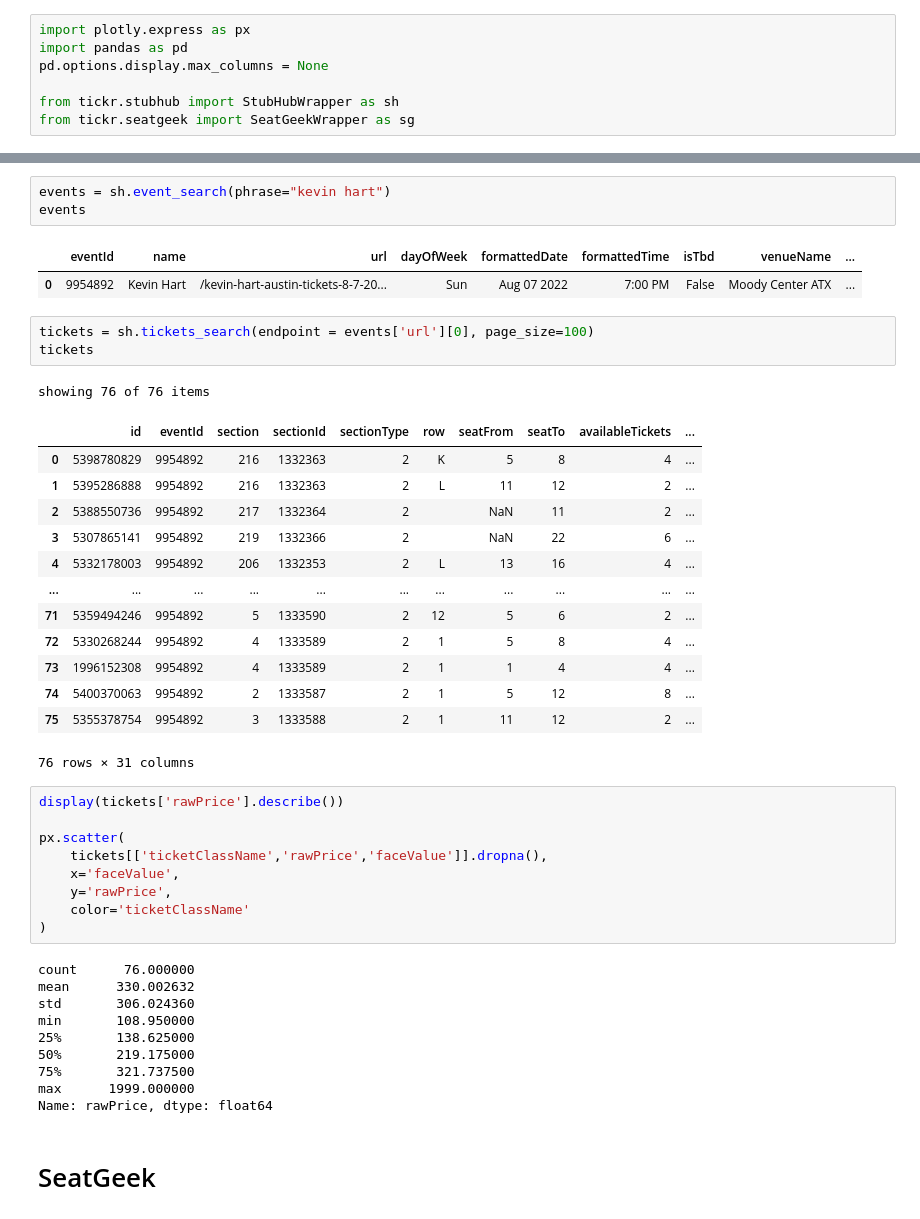
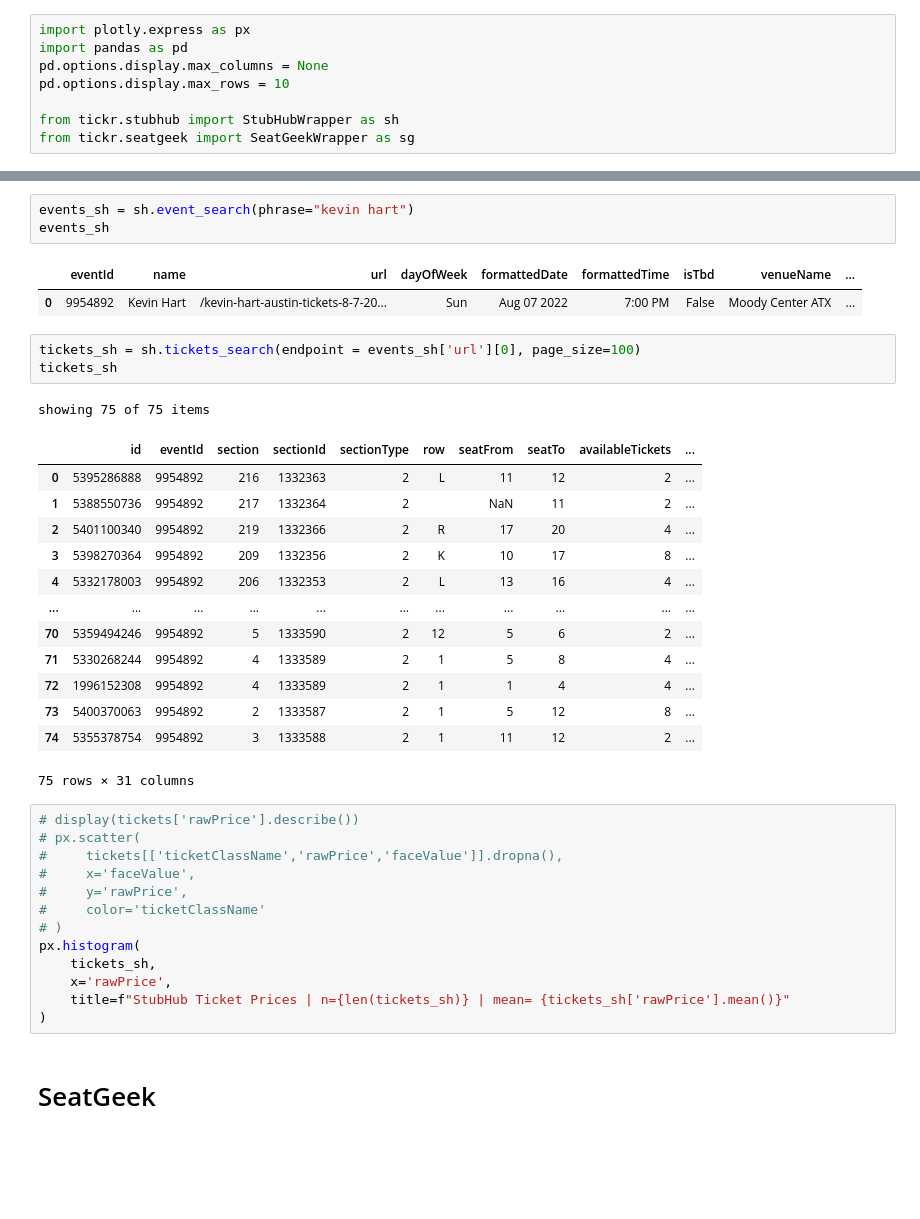
Before and after one commit to parkerholcomb/tickr-dev, a Jupyter notebook: notebooks/_workbench.ipynb, the cells around one changed output, grey strips where cells are left out. Cells and saved outputs as stored; diff of their text form; blank space fills up the shorter version.

```diff
--- a/notebooks/_workbench.ipynb
+++ b/notebooks/_workbench.ipynb
@@ -2,53 +2,48 @@
 import plotly.express as px
 import pandas as pd
 pd.options.display.max_columns = None
+pd.options.display.max_rows = 10
 
 from tickr.stubhub import StubHubWrapper as sh
 from tickr.seatgeek import SeatGeekWrapper as sg
 # %% [markdown]
 ## StubHub
 # %%
-events = sh.event_search(phrase="kevin hart")
-events
+events_sh = sh.event_search(phrase="kevin hart")
+events_sh
 # %% [output]
 |  | eventId | name | url | dayOfWeek | formattedDate | formattedTime | isTbd | venueName | ... |
 | 0 | 9954892 | Kevin Hart | /kevin-hart-austin-tickets-8-7-20... | Sun | Aug 07 2022 | 7:00 PM | False | Moody Center ATX | ... |
 # %%
-tickets = sh.tickets_search(endpoint = events['url'][0], page_size=100)
-tickets
+tickets_sh = sh.tickets_search(endpoint = events_sh['url'][0], page_size=100)
+tickets_sh
 # %% [output]
-showing 76 of 76 items
+showing 75 of 75 items
 |  | id | eventId | section | sectionId | sectionType | row | seatFrom | seatTo | availableTickets | ... |
-| 0 | 5398780829 | 9954892 | 216 | 1332363 | 2 | K | 5 | 8 | 4 | ... |
-| 1 | 5395286888 | 9954892 | 216 | 1332363 | 2 | L | 11 | 12 | 2 | ... |
-| 2 | 5388550736 | 9954892 | 217 | 1332364 | 2 |  | NaN | 11 | 2 | ... |
-| 3 | 5307865141 | 9954892 | 219 | 1332366 | 2 |  | NaN | 22 | 6 | ... |
+| 0 | 5395286888 | 9954892 | 216 | 1332363 | 2 | L | 11 | 12 | 2 | ... |
+| 1 | 5388550736 | 9954892 | 217 | 1332364 | 2 |  | NaN | 11 | 2 | ... |
+| 2 | 5401100340 | 9954892 | 219 | 1332366 | 2 | R | 17 | 20 | 4 | ... |
+| 3 | 5398270364 | 9954892 | 209 | 1332356 | 2 | K | 10 | 17 | 8 | ... |
 | 4 | 5332178003 | 9954892 | 206 | 1332353 | 2 | L | 13 | 16 | 4 | ... |
 | ... | ... | ... | ... | ... | ... | ... | ... | ... | ... | ... |
-| 71 | 5359494246 | 9954892 | 5 | 1333590 | 2 | 12 | 5 | 6 | 2 | ... |
-| 72 | 5330268244 | 9954892 | 4 | 1333589 | 2 | 1 | 5 | 8 | 4 | ... |
-| 73 | 1996152308 | 9954892 | 4 | 1333589 | 2 | 1 | 1 | 4 | 4 | ... |
-| 74 | 5400370063 | 9954892 | 2 | 1333587 | 2 | 1 | 5 | 12 | 8 | ... |
-| 75 | 5355378754 | 9954892 | 3 | 1333588 | 2 | 1 | 11 | 12 | 2 | ... |
+| 70 | 5359494246 | 9954892 | 5 | 1333590 | 2 | 12 | 5 | 6 | 2 | ... |
+| 71 | 5330268244 | 9954892 | 4 | 1333589 | 2 | 1 | 5 | 8 | 4 | ... |
+| 72 | 1996152308 | 9954892 | 4 | 1333589 | 2 | 1 | 1 | 4 | 4 | ... |
+| 73 | 5400370063 | 9954892 | 2 | 1333587 | 2 | 1 | 5 | 12 | 8 | ... |
+| 74 | 5355378754 | 9954892 | 3 | 1333588 | 2 | 1 | 11 | 12 | 2 | ... |
-76 rows × 31 columns
+75 rows × 31 columns
 # %%
-display(tickets['rawPrice'].describe())
-
-px.scatter(
-    tickets[['ticketClassName','rawPrice','faceValue']].dropna(),
-    x='faceValue',
-    y='rawPrice',
-    color='ticketClassName'
+# display(tickets['rawPrice'].describe())
+# px.scatter(
+#     tickets[['ticketClassName','rawPrice','faceValue']].dropna(),
+#     x='faceValue',
+#     y='rawPrice',
+#     color='ticketClassName'
+# )
+px.histogram(
+    tickets_sh,
+    x='rawPrice',
+    title=f"StubHub Ticket Prices | n={len(tickets_sh)} | mean= {tickets_sh['rawPrice'].mean()}"
 )
-# %% [output]
-count      76.000000
-mean      330.002632
-std       306.024360
-min       108.950000
-25%       138.625000
-50%       219.175000
-75%       321.737500
-max      1999.000000
-Name: rawPrice, dtype: float64
 # %% [markdown]
 # SeatGeek
```
Also changed, not shown: parts of 9 cells of this notebook.
